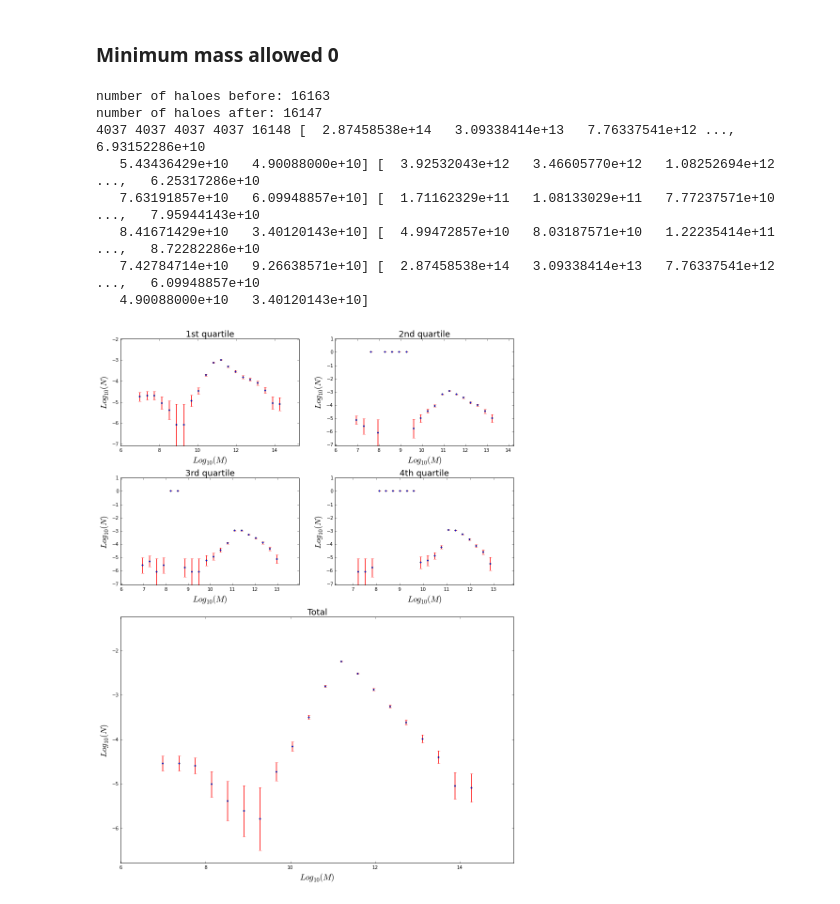
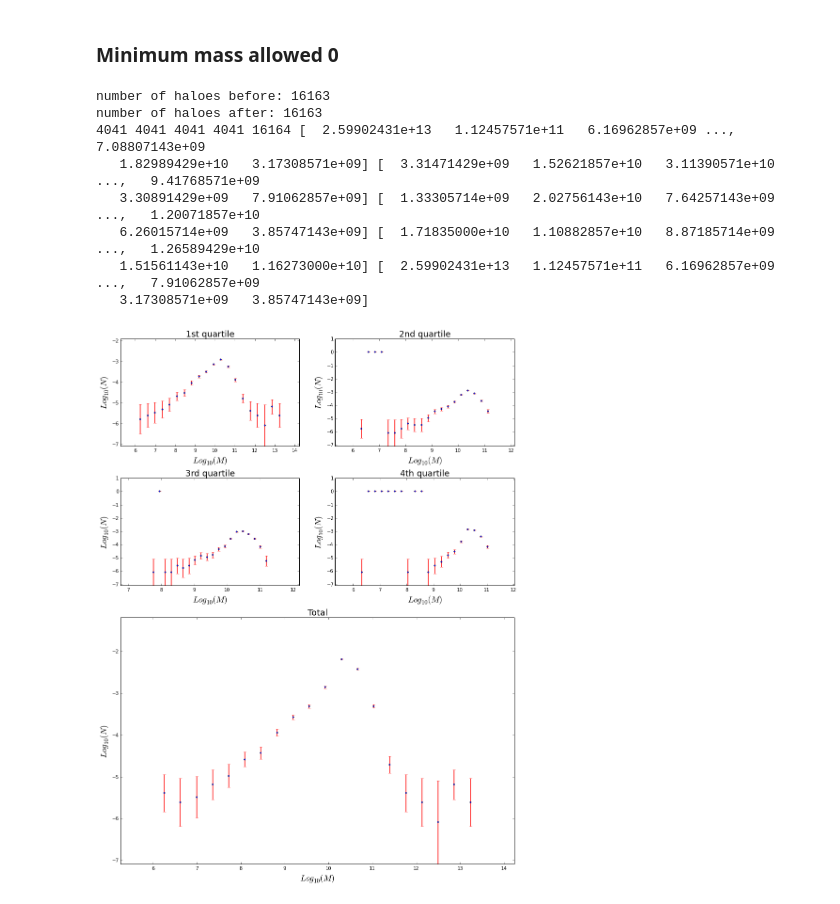
Before and after one commit to jdprada1760/Cornell_Summer, a Jupyter notebook: Illustris_Run/Code/Illustris quartiles.ipynb, the cells around one changed output. Drawn from its saved outputs; the diff is of its cells as text; code cells hidden in the pictures.

```diff
--- a/Illustris_Run/Code/Illustris quartiles.ipynb
+++ b/Illustris_Run/Code/Illustris quartiles.ipynb
@@ -146,16 +146,16 @@ number of haloes after: 115994
 # %% [markdown]
 ### Minimum mass allowed 0
 # %%
-loadHaloes("env1_19.data",3.0,1,0)
+loadHaloes("env1_19.data",3.0,0,0)
 histo(20)
 # %% [output]
 number of haloes before: 16163
-number of haloes after: 16147
-4037 4037 4037 4037 16148 [  2.87458538e+14   3.09338414e+13   7.76337541e+12 ...,   6.93152286e+10
-   5.43436429e+10   4.90088000e+10] [  3.92532043e+12   3.46605770e+12   1.08252694e+12 ...,   6.25317286e+10
-   7.63191857e+10   6.09948857e+10] [  1.71162329e+11   1.08133029e+11   7.77237571e+10 ...,   7.95944143e+10
-   8.41671429e+10   3.40120143e+10] [  4.99472857e+10   8.03187571e+10   1.22235414e+11 ...,   8.72282286e+10
-   7.42784714e+10   9.26638571e+10] [  2.87458538e+14   3.09338414e+13   7.76337541e+12 ...,   6.09948857e+10
-   4.90088000e+10   3.40120143e+10]
+number of haloes after: 16163
+4041 4041 4041 4041 16164 [  2.59902431e+13   1.12457571e+11   6.16962857e+09 ...,   7.08807143e+09
+   1.82989429e+10   3.17308571e+09] [  3.31471429e+09   1.52621857e+10   3.11390571e+10 ...,   9.41768571e+09
+   3.30891429e+09   7.91062857e+09] [  1.33305714e+09   2.02756143e+10   7.64257143e+09 ...,   1.20071857e+10
+   6.26015714e+09   3.85747143e+09] [  1.71835000e+10   1.10882857e+10   8.87185714e+09 ...,   1.26589429e+10
+   1.51561143e+10   1.16273000e+10] [  2.59902431e+13   1.12457571e+11   6.16962857e+09 ...,   7.91062857e+09
+   3.17308571e+09   3.85747143e+09]
-[figure, old version]
+[figure, new version]
 # %% [markdown]
```
Also changed, not shown: parts of 7 cells of this notebook.
